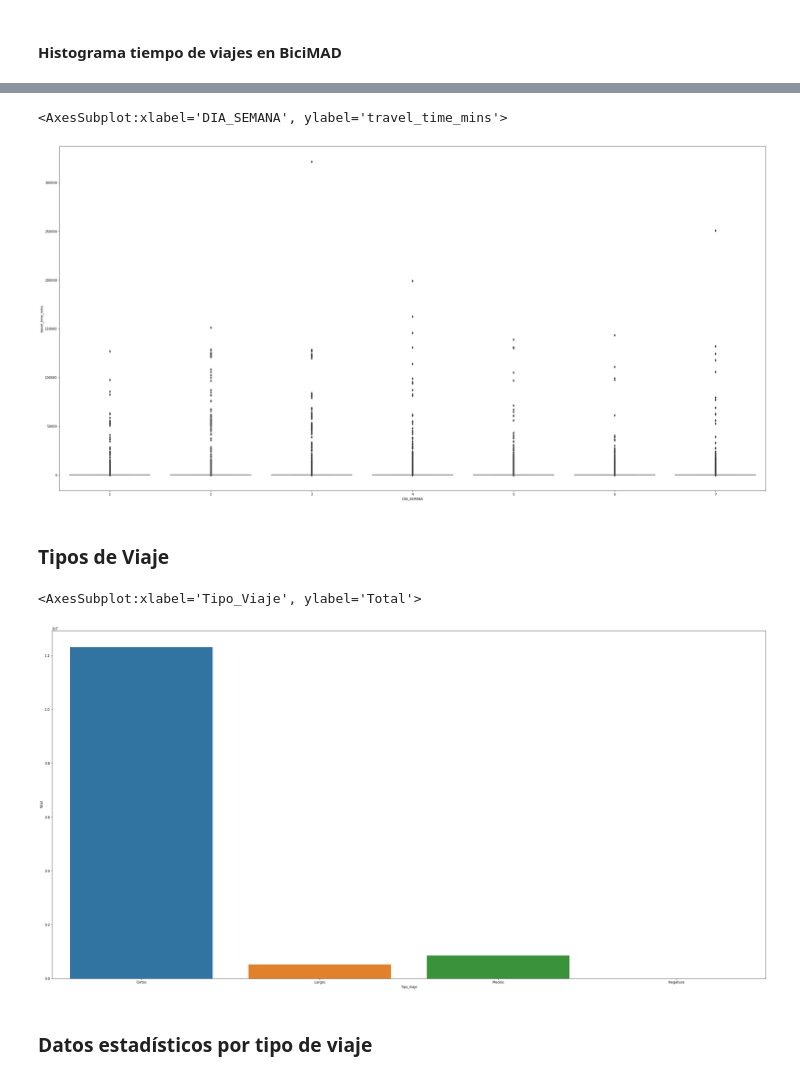
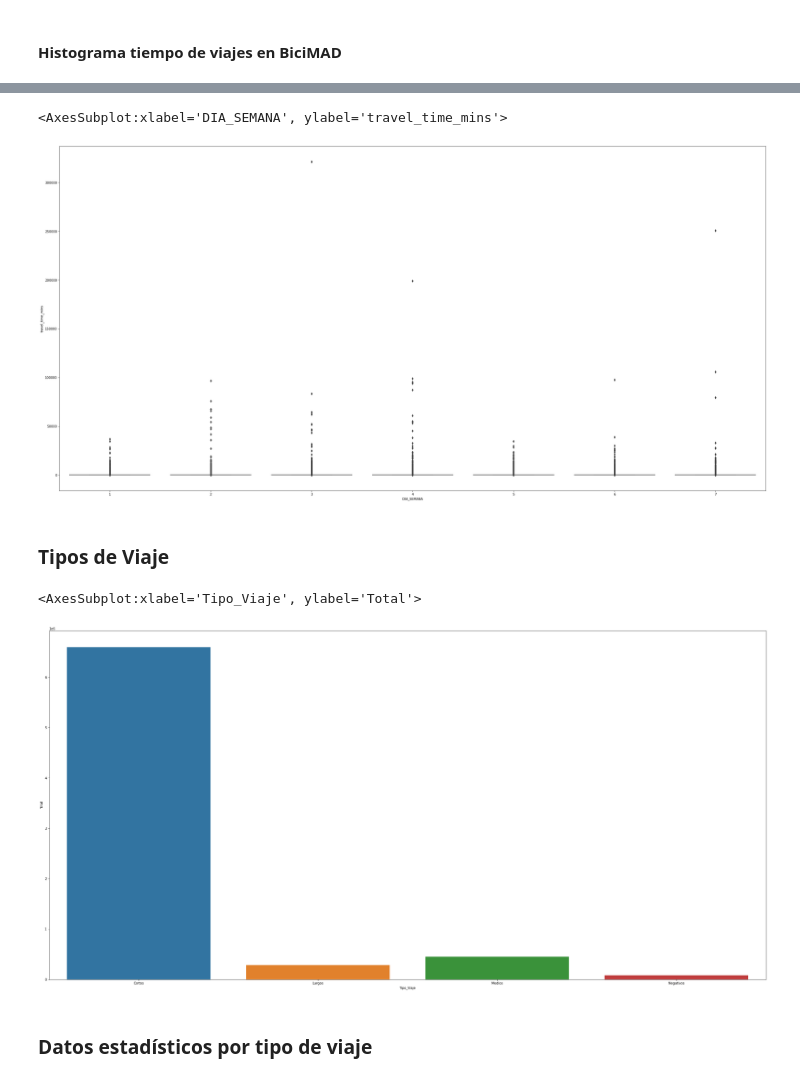
Before and after one commit to tfm2022/bicimad, a Jupyter notebook: Codigo/3. EDA/EDA_Testing_Miguel.ipynb, the cells around one changed output, grey strips where cells are left out. Drawn from its saved outputs; the diff is of its cells as text; code cells hidden in the pictures.

```diff
--- a/Codigo/3. EDA/EDA_Testing_Miguel.ipynb
+++ b/Codigo/3. EDA/EDA_Testing_Miguel.ipynb
@@ -52,9 +65,7 @@ db_Stations_Meteo = _connect_mongo('cloud', 'cluster0.15npsxw.mongodb.net', None
 # %%
-import time
-import pandas as pd
-
 t_ini = time.time()
-data_Tracks = pd.read_csv('/Users/miguelflores/Desktop/TFM/DataFullTracks_MongoDB.csv')
+#data_Tracks = pd.read_csv('/Users/miguelflores/Desktop/TFM/DataFullTracks_MongoDB.csv')
+data_Tracks = pd.read_csv('../../DATA/DataTracks_MongoDB_2018-2020-Ene-Feb.csv')
 t_end = time.time()
 print (t_end - t_ini)
 # %% [output]
@@ -81,0 +93,4 @@ memory usage: 2.0+ GB
+# %%
+data_Tracks = data_Tracks[data_Tracks['ANIO']<=2019]
+data_Tracks = data_Tracks[data_Tracks['ANIO']>=2018]
+data_Tracks.shape
@@ -228,23 +246,23 @@ df_non_extreme_travel_times = data_Tracks.loc[data_Tracks['travel_time_mins'] >
 sns.boxplot(x = 'DIA_SEMANA',y='travel_time_mins', data=df_non_extreme_travel_times)
 # %% [output]
 <AxesSubplot:xlabel='DIA_SEMANA', ylabel='travel_time_mins'>
-[figure, old version]
+[figure, new version]
 # %% [markdown]
 ### Tipos de Viaje
 # %%
 conditionlist = [
-    (data_Tracks['travel_time_mins'] < 0) ,
-    (data_Tracks['travel_time_mins'] >= 0) & (data_Tracks['travel_time_mins'] <30),
+    (data_Tracks['travel_time_mins'] < 1) ,
+    (data_Tracks['travel_time_mins'] >= 1) & (data_Tracks['travel_time_mins'] <30),
     (data_Tracks['travel_time_mins'] >= 30) & (data_Tracks['travel_time_mins'] <60),
     (data_Tracks['travel_time_mins'] >= 60)]
 choicelist = ['Negativos', 'Cortos', 'Medios','Largos']
 data_Tracks['Tipo_Viaje'] = np.select(conditionlist, choicelist, default='Not Specified')
 data_viajes = data_Tracks.groupby(['Tipo_Viaje']).agg(Total=('Tipo_Viaje', 'count'))
 data_viajes = data_viajes.reset_index()
 sns.barplot(x="Tipo_Viaje", y="Total", data=data_viajes)
 # %% [output]
 <AxesSubplot:xlabel='Tipo_Viaje', ylabel='Total'>
-[figure, old version]
+[figure, new version]
 # %% [markdown]
 ### Datos estadísticos por tipo de viaje
 # %%
```
Also changed, not shown: parts of 36 cells of this notebook, 22 other files.
